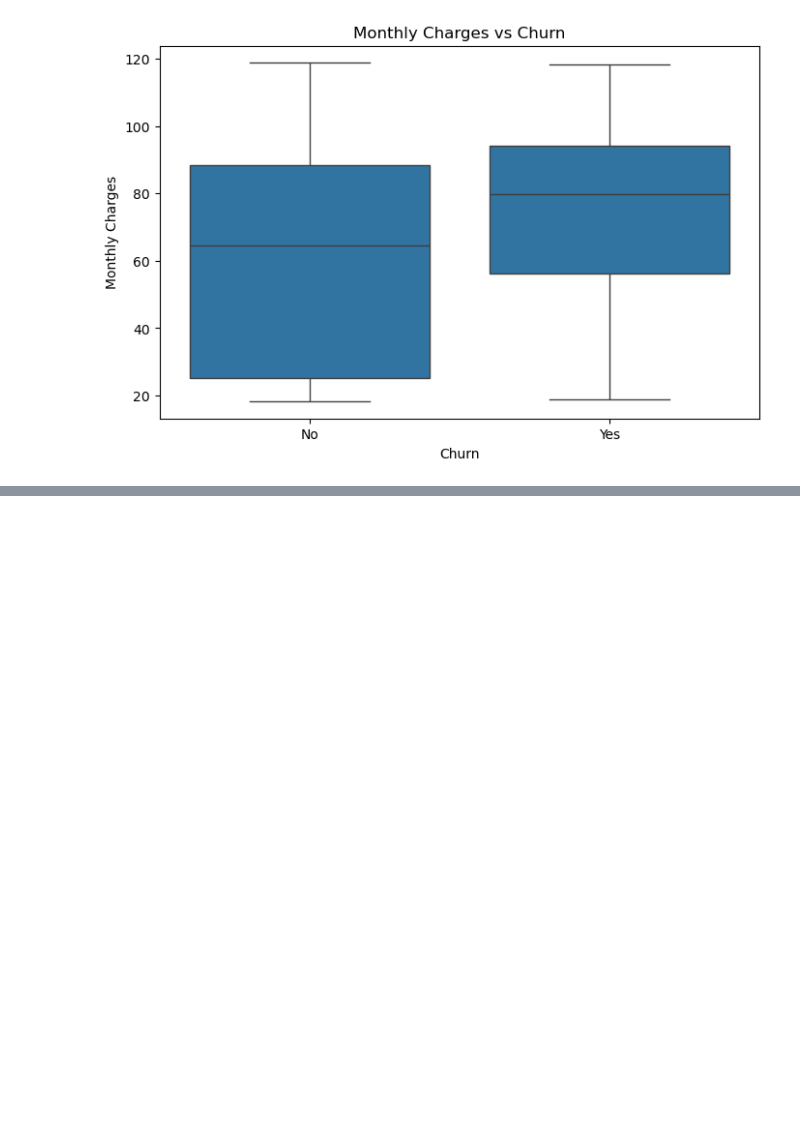
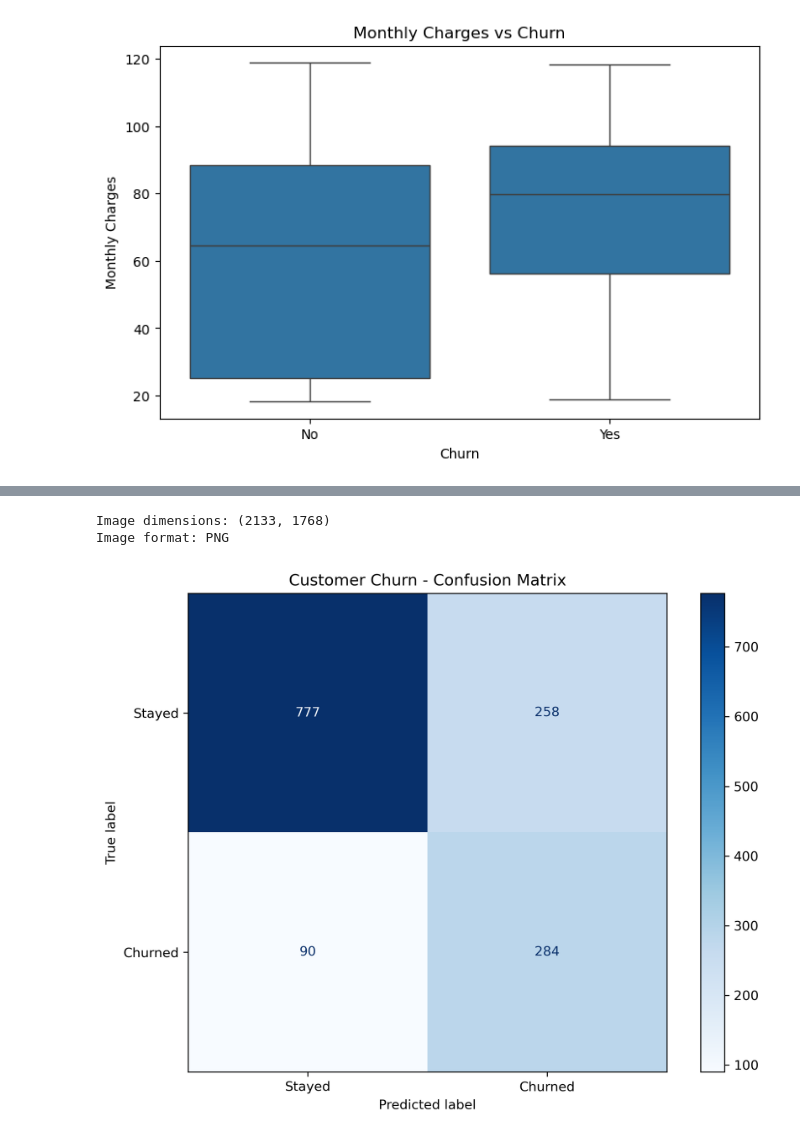
Before and after one commit to Medhanw/Customer_Churn_Prediction, a Jupyter notebook: Customer_Churn_Prediction.ipynb, the cells around one changed output, grey strips where cells are left out. Saved outputs shown, nothing was run; the diff lists cells and outputs as text; code cells hidden in the pictures; blank space fills up the shorter version.

```diff
--- a/Customer_Churn_Prediction.ipynb
+++ b/Customer_Churn_Prediction.ipynb
@@ -525,0 +730,13 @@ plt.show()
+# %%
+from PIL import Image
+
+img = Image.open("Images/baseline_confusion_matrix.png")
+
+print("Image dimensions:", img.size)
+print("Image format:", img.format)
+
+display(img)
+# %% [output]
+Image dimensions: (2133, 1768)
+Image format: PNG
+[figure, added]
```
Also changed, not shown: parts of 40 cells of this notebook.
